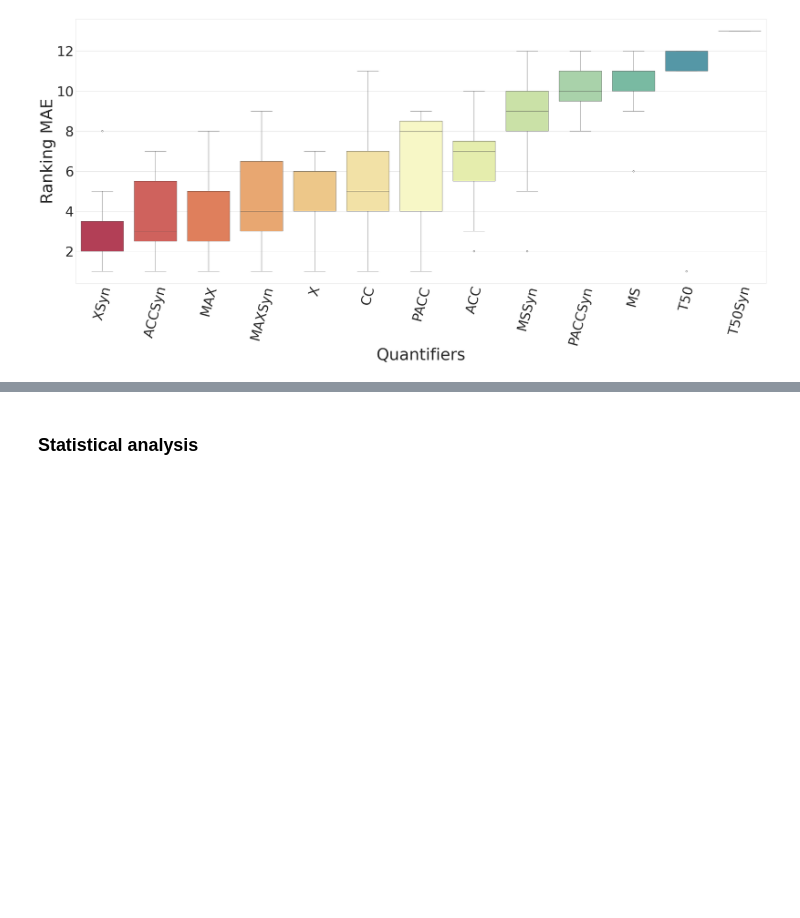
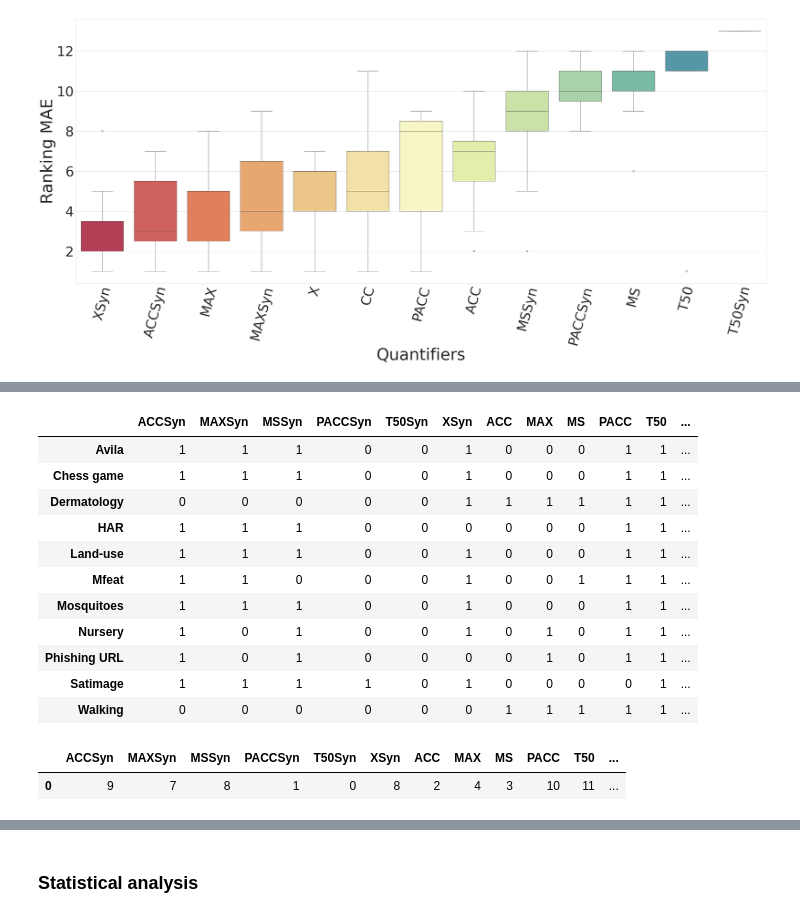
Before and after one commit to JPOrtegaa/score-drift-quantification, a Jupyter notebook: plots_paper.ipynb, the cells around one changed output, grey strips where cells are left out. Cells and saved outputs as stored; diff of their text form; code cells hidden in the pictures; blank space fills up the shorter version.

```diff
--- a/plots_paper.ipynb
+++ b/plots_paper.ipynb
@@ -394,0 +397,27 @@ plt.show()
+# %%
+# For each dataset, count how many times ACCSyn AE is less than ACC AE in df_real
+def victories_count_df(df_real):
+    mae = df_real.groupby(['dataset', 'Qnt']).agg({'AE': 'mean'}).reset_index()
+    datasets = mae['dataset'].unique()
+    syn_qnts = [q for q in mae['Qnt'].unique() if q.endswith('Syn')]
+    counts_dict = {}
+
+    for syn_qnt in syn_qnts:
+        qnt = syn_qnt.replace('Syn', '')
+        counts = []
+        for dataset in datasets:
+            df_subset = mae[mae['dataset'] == dataset]
+            syn_ae = df_subset[df_subset['Qnt'] == syn_qnt]['AE'].values
+            qnt_ae = df_subset[df_subset['Qnt'] == qnt]['AE'].values
+            # If both exist, compare, else set np.nan
+            if len(syn_ae) > 0 and len(qnt_ae) > 0:
+                count = int(syn_ae[0] < qnt_ae[0])
+            else:
+                count = np.nan
+            counts.append(count)
+        counts_dict[syn_qnt] = counts
+
+    return pd.DataFrame(counts_dict, index=datasets)
+
+victories_df = victories_count_df(df_real)
+victories_df
@@ -394,0 +437,26 @@ plt.show()
+# %%
+# For each Syn column, create a non-Syn column with inverted values
+for col in victories_df.columns:
+    nonsyn_col = col.replace('Syn', '')
+    victories_df[nonsyn_col] = 1 - victories_df[col]
+
+victories_df
+# %% [output]
+|  | ACCSyn | MAXSyn | MSSyn | PACCSyn | T50Syn | XSyn | ACC | MAX | MS | PACC | T50 | ... |
+| Avila | 1 | 1 | 1 | 0 | 0 | 1 | 0 | 0 | 0 | 1 | 1 | ... |
+| Chess game | 1 | 1 | 1 | 0 | 0 | 1 | 0 | 0 | 0 | 1 | 1 | ... |
+| Dermatology | 0 | 0 | 0 | 0 | 0 | 1 | 1 | 1 | 1 | 1 | 1 | ... |
+| HAR | 1 | 1 | 1 | 0 | 0 | 0 | 0 | 0 | 0 | 1 | 1 | ... |
+| Land-use | 1 | 1 | 1 | 0 | 0 | 1 | 0 | 0 | 0 | 1 | 1 | ... |
+| Mfeat | 1 | 1 | 0 | 0 | 0 | 1 | 0 | 0 | 1 | 1 | 1 | ... |
+| Mosquitoes | 1 | 1 | 1 | 0 | 0 | 1 | 0 | 0 | 0 | 1 | 1 | ... |
+| Nursery | 1 | 0 | 1 | 0 | 0 | 1 | 0 | 1 | 0 | 1 | 1 | ... |
+| Phishing URL | 1 | 0 | 1 | 0 | 0 | 0 | 0 | 1 | 0 | 1 | 1 | ... |
+| Satimage | 1 | 1 | 1 | 1 | 0 | 1 | 0 | 0 | 0 | 0 | 1 | ... |
+| Walking | 0 | 0 | 0 | 0 | 0 | 0 | 1 | 1 | 1 | 1 | 1 | ... |
+# %%
+victories_df_sum = victories_df.sum(axis=0).to_frame().T
+victories_df_sum
+# %% [output]
+|  | ACCSyn | MAXSyn | MSSyn | PACCSyn | T50Syn | XSyn | ACC | MAX | MS | PACC | T50 | ... |
+| 0 | 9 | 7 | 8 | 1 | 0 | 8 | 2 | 4 | 3 | 10 | 11 | ... |
```
Also changed, not shown: parts of 7 cells of this notebook, 1 other file.
